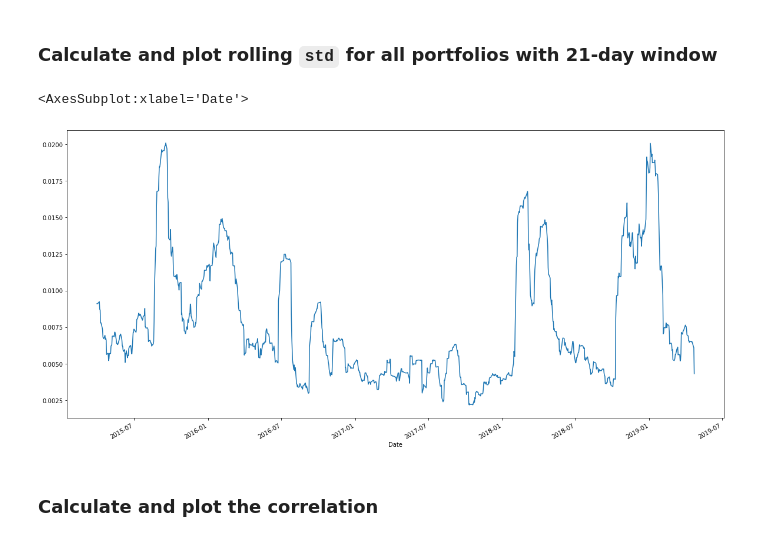
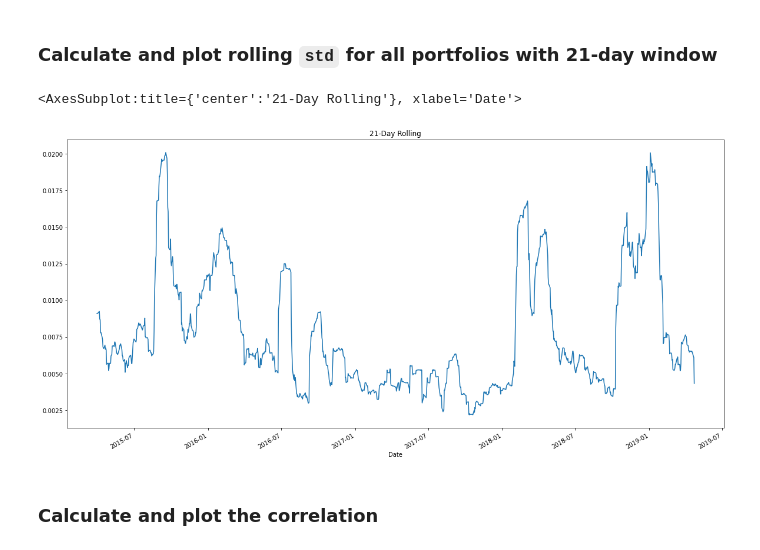
Before and after one commit to JacobJ215/Whale-Analysis, a Jupyter notebook: whale_analysis.ipynb, the cells around one changed output. Drawn from its saved outputs; the diff is of its cells as text; code cells hidden in the pictures.

```diff
--- a/whale_analysis.ipynb
+++ b/whale_analysis.ipynb
@@ -277,12 +276,12 @@ Risk changes over time. Analyze the rolling statistics for Risk and Beta.
 # %%
 # Calculate the rolling standard deviation for all portfolios using a 21-day window
 portfolio_rolling_std = combined_portfolio.rolling(window=21).std()
 
 # Plot the rolling standard deviation
-portfolio_rolling_std['S&P 500'].plot(figsize=(20,10))
+portfolio_rolling_std['S&P 500'].plot(title='21-Day Rolling', figsize=(20,10))
 # %% [output]
-<AxesSubplot:xlabel='Date'>
+<AxesSubplot:title={'center':'21-Day Rolling'}, xlabel='Date'>
-[figure, old version]
+[figure, new version]
 # %% [markdown]
 ### Calculate and plot the correlation
 # %%
```
Also changed, not shown: parts of 31 cells of this notebook, 4 other files.
